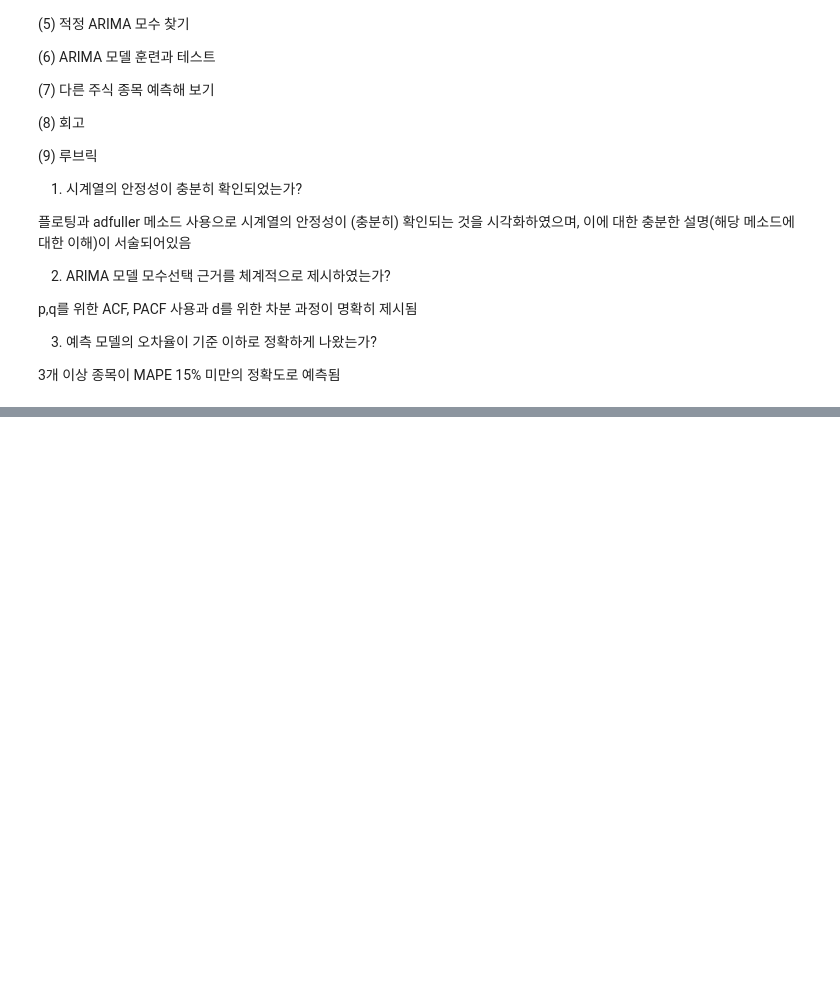
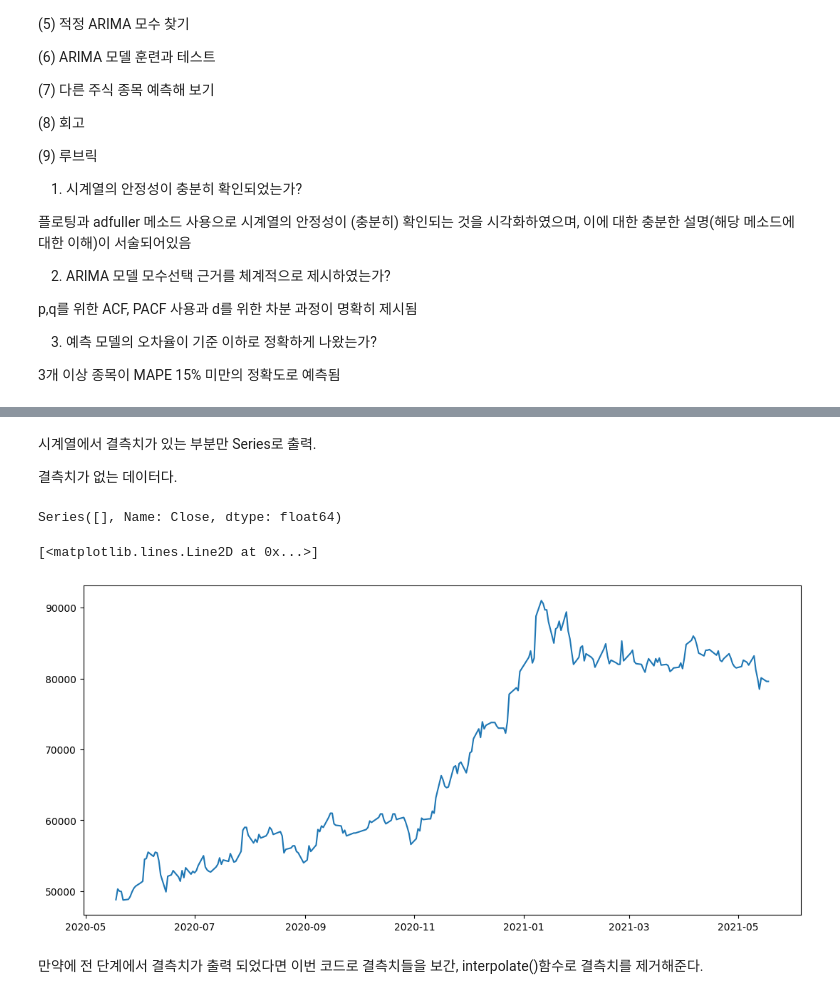
Before and after one commit to F100d4U/Exploration, a Jupyter notebook: [ep03]stock_cheat.ipynb, the cells around one changed output, grey strips where cells are left out. Cells and saved outputs as stored; diff of their text form; code cells hidden in the pictures; blank space fills up the shorter version.

```diff
--- a/[ep03]stock_cheat.ipynb
+++ b/[ep03]stock_cheat.ipynb
@@ -144,0 +123,20 @@ plot_rolling_statistics(ts1, window=12)
+# %% [markdown]
+시계열에서 결측치가 있는 부분만 Series로 출력.
+
+결측치가 없는 데이터다.
+# %%
+# 결측치가 있다면 이를 보간합니다. 보간 기준은 time을 선택합니다.
+ts=ts.interpolate(method='time')
+
+# 보간 이후 결측치(NaN) 유무를 다시 확인합니다.
+print(ts[ts.isna()])
+
+# 다시 그래프를 확인해봅시다!
+plt.plot(ts)
+# %% [output]
+Series([], Name: Close, dtype: float64)
+[<matplotlib.lines.Line2D at 0x...>]
+[figure, added]
+# %% [markdown]
+만약에 전 단계에서 결측치가 출력 되었다면 이번 코드로 결측치들을 보간,
+interpolate()함수로  결측치를 제거해준다.
```
Also changed, not shown: parts of 40 cells of this notebook, 1 other file.
